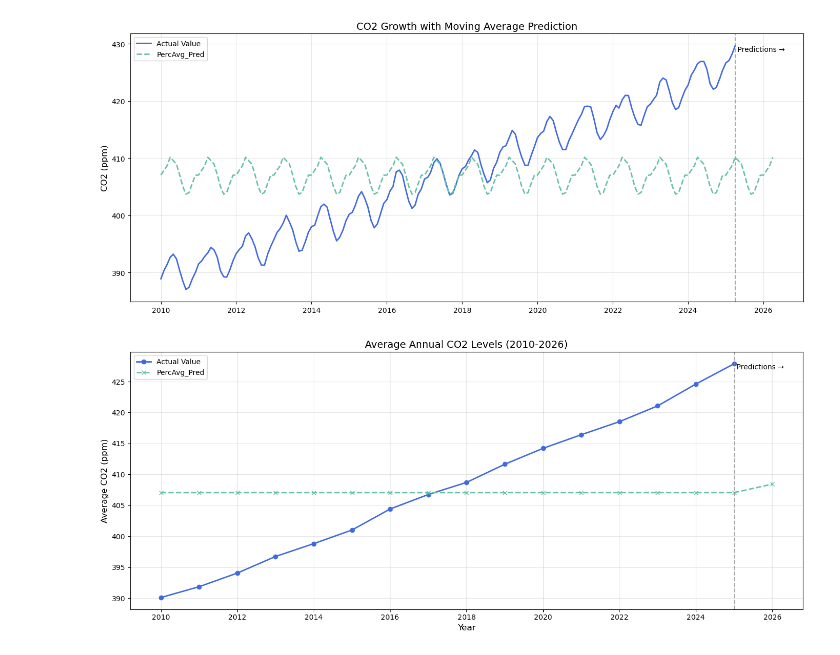
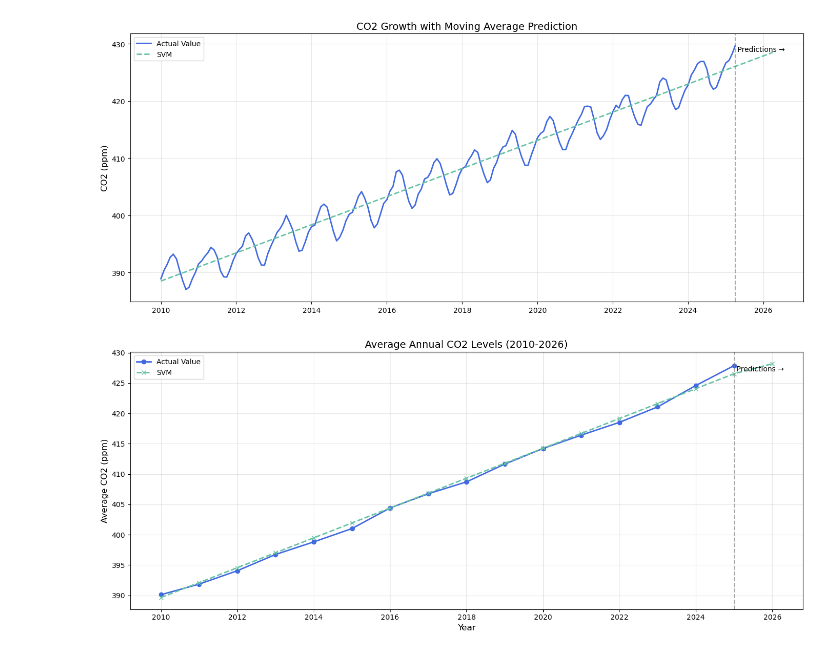
Before and after one commit to aLieexe/statistika-final-proj, a Jupyter notebook: src/plot-prediction.ipynb, the cells around one changed output. Drawn from its saved outputs; the diff is of its cells as text; code cells hidden in the pictures.

```diff
--- a/src/plot-prediction.ipynb
+++ b/src/plot-prediction.ipynb
@@ -105,22 +105,22 @@ def plotYearlyAvg(df, valueCol='Value', otherCols=None, title='Annual CO2 Levels
 # %%
 df['Date'] = pd.to_datetime(df['Date'])
 
-# colsName = ['MovingAvg', 'RMA_Pred', 'PercAvg_Pred', 'ExpSmooth', 'MonteCarlo_Pred'. 'ArimaPred', 'SarimaPred', 'LinearRegPred']
+# colsName = ['MovingAvg', 'RMA_Pred', 'PercAvg_Pred', 'ExpSmooth', 'MonteCarlo_Pred'. 'ArimaPred', 'SarimaPred', 'LinearRegPred', 'SVM]
 
-colsName = ['PercAvg_Pred']
+colsName = ['SVM']
 dir = '../plots/individual/'
-methodName = 'PAVG-12'
+methodName = 'SVM'
 
 plotTimeSeries(df, otherCols=colsName, title='CO2 Growth with Moving Average Prediction')
 plt.savefig(f'{dir}{methodName}_CO2_growth.png')
 plt.show()
 
 
 
 df['Date'] = pd.to_datetime(df['Date'])
 yearlyPlot = plotYearlyAvg(df, otherCols=colsName, title='Average Annual CO2 Levels (2010-2026)')
 plt.savefig(f'{dir}{methodName}_yearly_trend_avg.png')
 plt.show()
 # %% [output]
-[figure, old version]
+[figure, new version]
-[figure, old version]
+[figure, new version]
```
Also changed, not shown: parts of 1 cell of this notebook, 7 other files.
